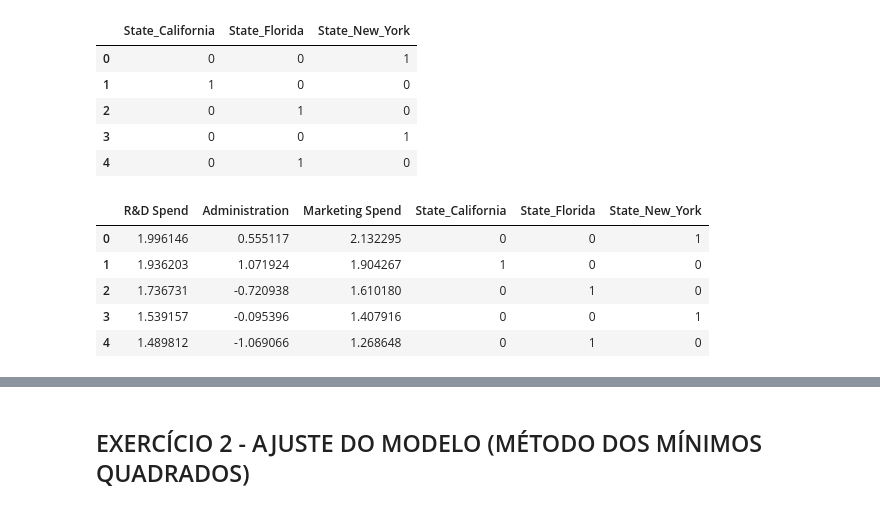
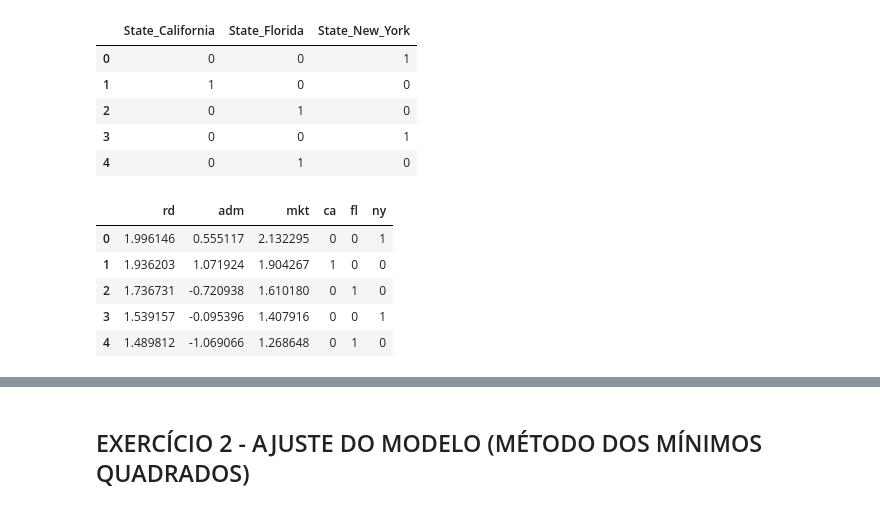
Before and after one commit to abakashi/dinamica_dex04_day05, a Jupyter notebook: Estatistica_avancada_ex.ipynb, the cells around one changed output, grey strips where cells are left out. Drawn from its saved outputs; the diff is of its cells as text; code cells hidden in the pictures.

```diff
--- a/Estatistica_avancada_ex.ipynb
+++ b/Estatistica_avancada_ex.ipynb
@@ -191,9 +191,19 @@ dfDum.head()
 # %%
 #Concatenando as variáveis continuas e categóricas.
 dfFinal = pd.concat([dfNorm, dfDum], axis=1)
+
+#renomeando as features
+dfFinal.rename(columns={'R&D Spend': 'rd',
+                        'Marketing Spend': 'mkt',
+                        'Administration': 'adm',
+                        'State_California': 'ca',
+                        'State_Florida': 'fl',
+                        'State_New_York': 'ny'},
+               inplace=True)
+
 dfFinal.head()
 # %% [output]
-|  | R&D Spend | Administration | Marketing Spend | State_California | State_Florida | State_New_York |
+|  | rd | adm | mkt | ca | fl | ny |
 | 0 | 1.996146 | 0.555117 | 2.132295 | 0 | 0 | 1 |
 | 1 | 1.936203 | 1.071924 | 1.904267 | 1 | 0 | 0 |
 | 2 | 1.736731 | -0.720938 | 1.610180 | 0 | 1 | 0 |
```
Also changed, not shown: parts of 7 cells of this notebook.
